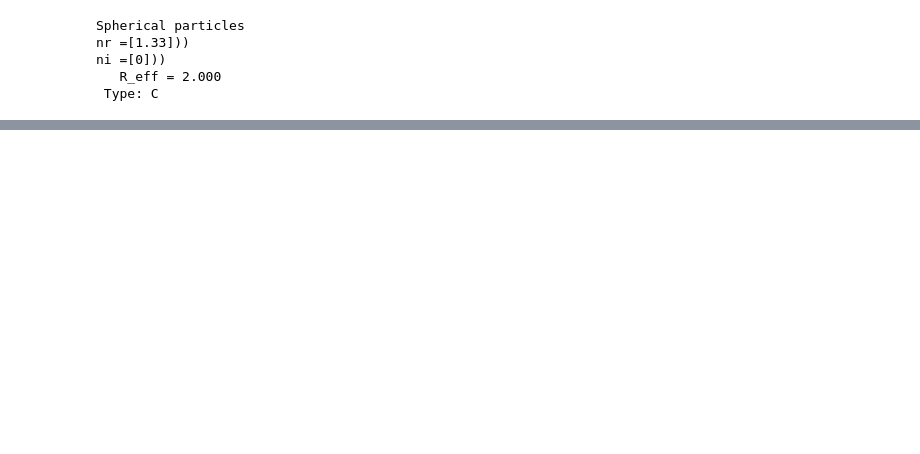
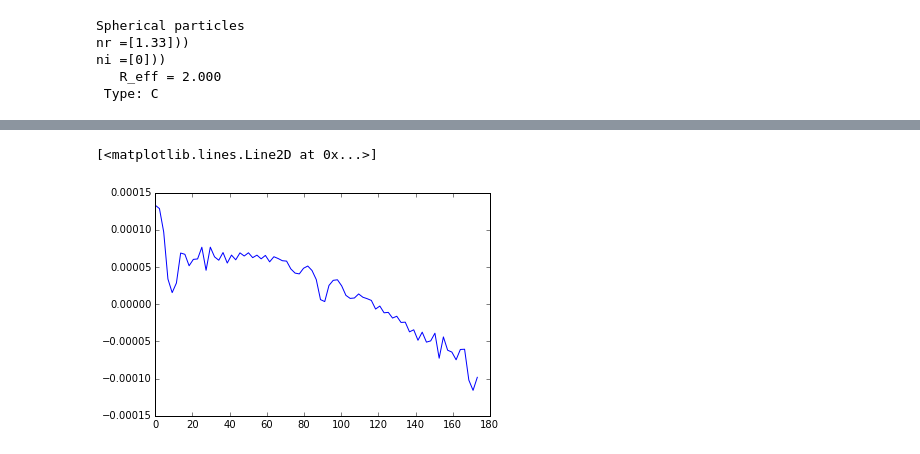
Before and after one commit to gouravmahapatra/pymiedap, a Jupyter notebook: pymiedap_benchmark.ipynb, the cells around one changed output, grey strips where cells are left out. Saved outputs shown, nothing was run; the diff lists cells and outputs as text; code cells hidden in the pictures; blank space fills up the shorter version.

```diff
--- a/pymiedap_benchmark.ipynb
+++ b/pymiedap_benchmark.ipynb
@@ -198,0 +243,14 @@ Ib,Qb,Ub,Vb
+# %%
+modelA = pmd.Model()
+modelA.wvl_list = [0.7]
+del modelA.layers.gastop
+del modelA.layers.haze
+del modelA.layers.cloud
+modelA.layers.gasbelow.rayscat=False
+modelA.layers.gasbelow.tau=[0.0]
+modelA.surface[0,0] = 1.0
+# %%
+alphas = np.linspace(0,np.pi,80) # phase angles
+alphas_deg = np.degrees(alphas)  # in degrees
+theta = np.pi - alphas  # scattering angle
+P = 2*(np.sin(theta) - theta*np.cos(theta))/(3.*np.pi)  # analytical Lambertian phase function
@@ -198,0 +277,5 @@ Ib,Qb,Ub,Vb
+# %%
+mpl.plot(modelA.phase, modelA.I[0,:]-P)  #comparing the two models
+# %% [output]
+[<matplotlib.lines.Line2D at 0x...>]
+[figure, added]
```
Also changed, not shown: parts of 19 cells of this notebook.
